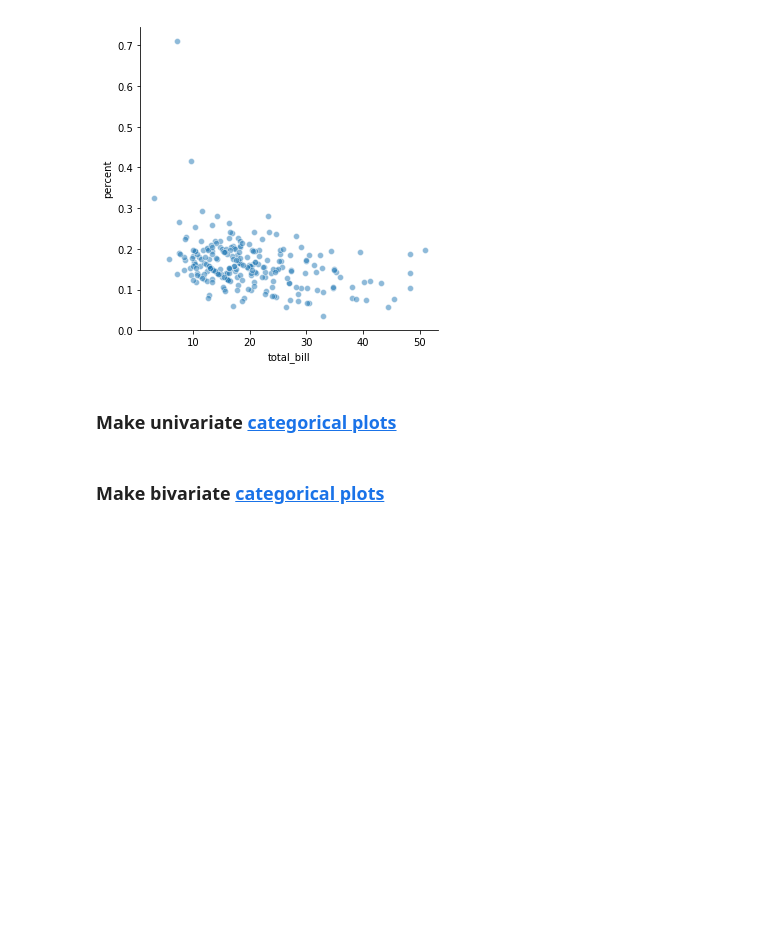
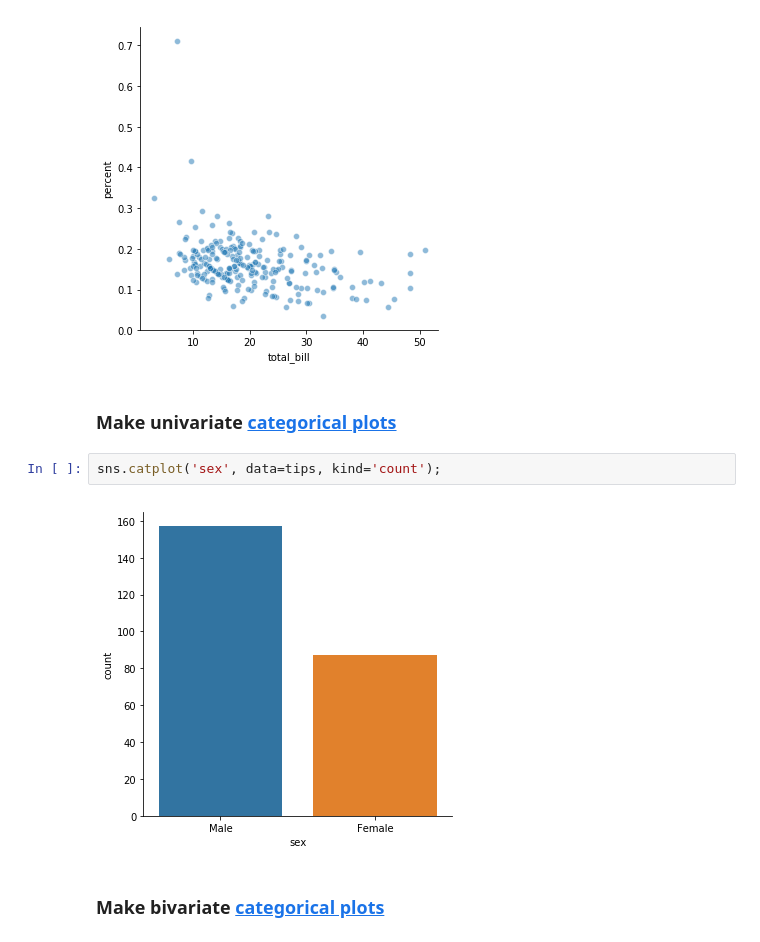
Before and after one commit to bloominstituteoftechnology/DS-Sprint-02-Storytelling-With-Data, a Jupyter notebook: module2-choose-appropriate-visualizations/LS_DS_122_Choose_appropriate_visualizations.ipynb, the cells around one changed output. Cells and saved outputs as stored; diff of their text form; blank space fills up the shorter version.

Commit message:
Finished basic flights df visualizations

```diff
--- a/module2-choose-appropriate-visualizations/LS_DS_122_Choose_appropriate_visualizations.ipynb
+++ b/module2-choose-appropriate-visualizations/LS_DS_122_Choose_appropriate_visualizations.ipynb
@@ -281,5 +221,9 @@ sns.relplot('total_bill', 'percent',  data=tips, alpha=0.5);
 [figure]
 # %% [markdown]
 ### Make univariate [categorical plots](https://seaborn.pydata.org/generated/seaborn.catplot.html)
+# %%
+sns.catplot('sex', data=tips, kind='count');
+# %% [output]
+[figure, added]
 # %% [markdown]
 ### Make bivariate [categorical plots](https://seaborn.pydata.org/generated/seaborn.catplot.html)
```
Also changed, not shown: parts of 29 cells of this notebook, 1 other file.
